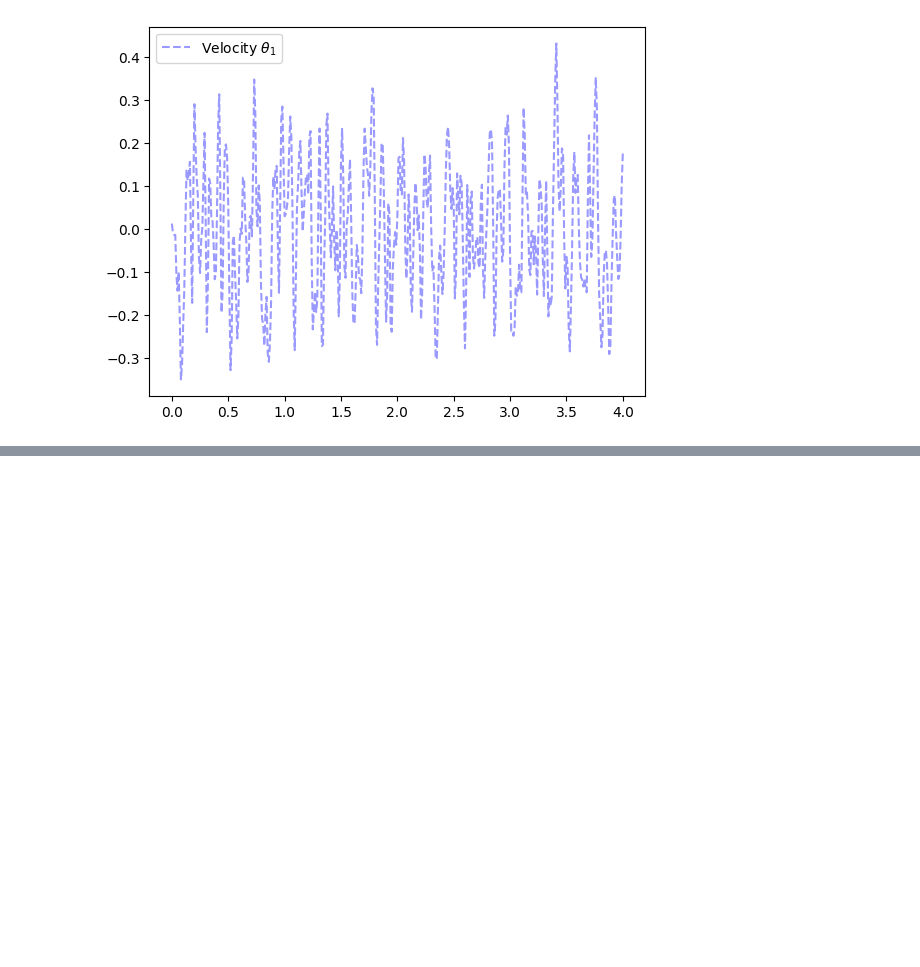
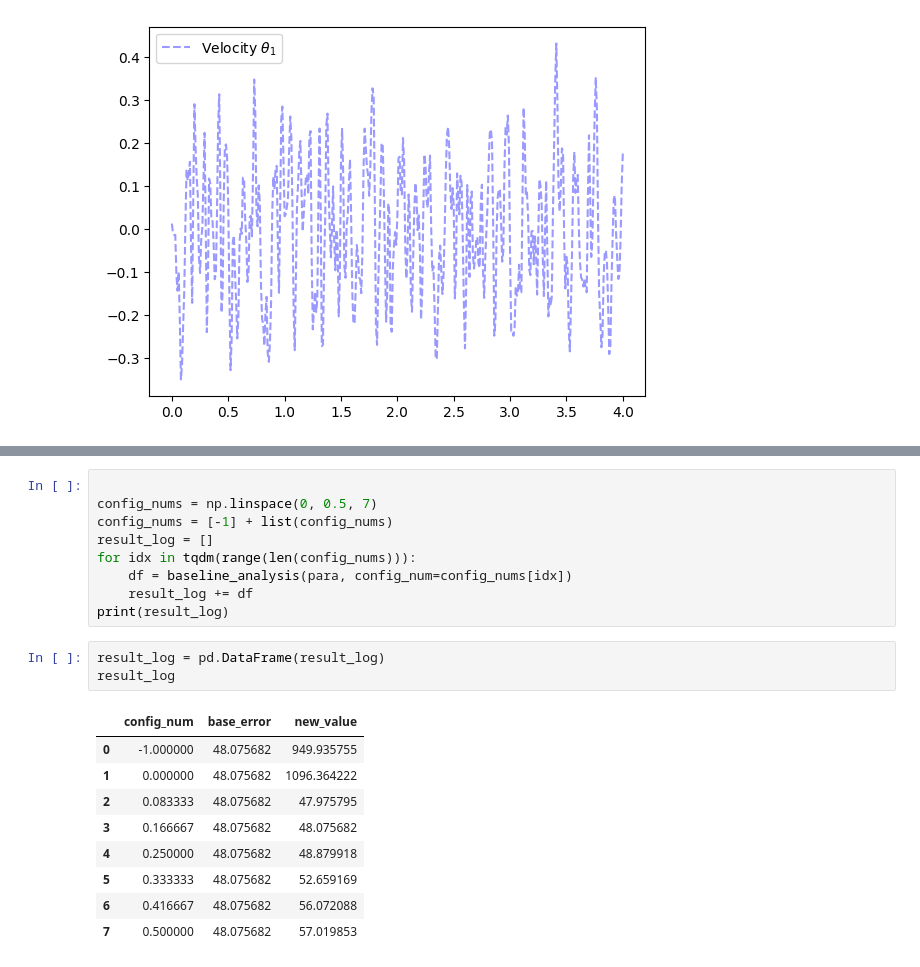
Before and after one commit to fly-pigTH/EquiMus, a Jupyter notebook: src/physical_verify/dynamic/dynamic_identify_read_save_it copy sensitivity.ipynb, the cells around one changed output, grey strips where cells are left out. Saved outputs shown, nothing was run; the diff lists cells and outputs as text; blank space fills up the shorter version.

```diff
--- a/src/physical_verify/dynamic/dynamic_identify_read_save_it copy sensitivity.ipynb
+++ b/src/physical_verify/dynamic/dynamic_identify_read_save_it copy sensitivity.ipynb
@@ -761,3 +658,25 @@ para = {
+# %%
+
+config_nums = np.linspace(0, 0.5, 7)
+config_nums = [-1] + list(config_nums)
+result_log = []
+for idx in tqdm(range(len(config_nums))):
+    df = baseline_analysis(para, config_num=config_nums[idx])
+    result_log += df
+print(result_log)
+# %%
+result_log = pd.DataFrame(result_log)
+result_log
+# %% [output]
+|  | config_num | base_error | new_value |
+| 0 | -1.000000 | 48.075682 | 949.935755 |
+| 1 | 0.000000 | 48.075682 | 1096.364222 |
+| 2 | 0.083333 | 48.075682 | 47.975795 |
+| 3 | 0.166667 | 48.075682 | 48.075682 |
+| 4 | 0.250000 | 48.075682 | 48.879918 |
+| 5 | 0.333333 | 48.075682 | 52.659169 |
+| 6 | 0.416667 | 48.075682 | 56.072088 |
+| 7 | 0.500000 | 48.075682 | 57.019853 |
 # %%
 
 # get all sim trajectory data
```
Also changed, not shown: parts of 27 cells of this notebook, 21 other files.
